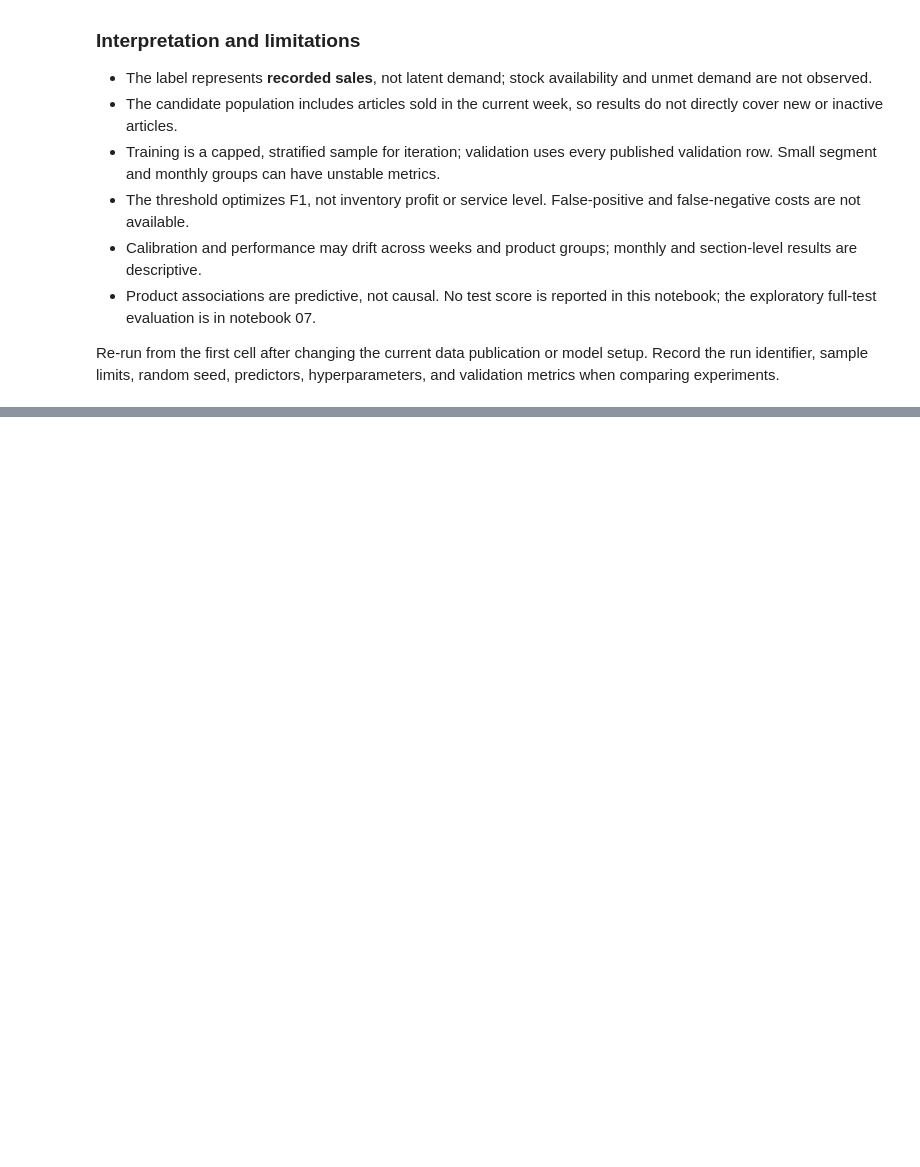
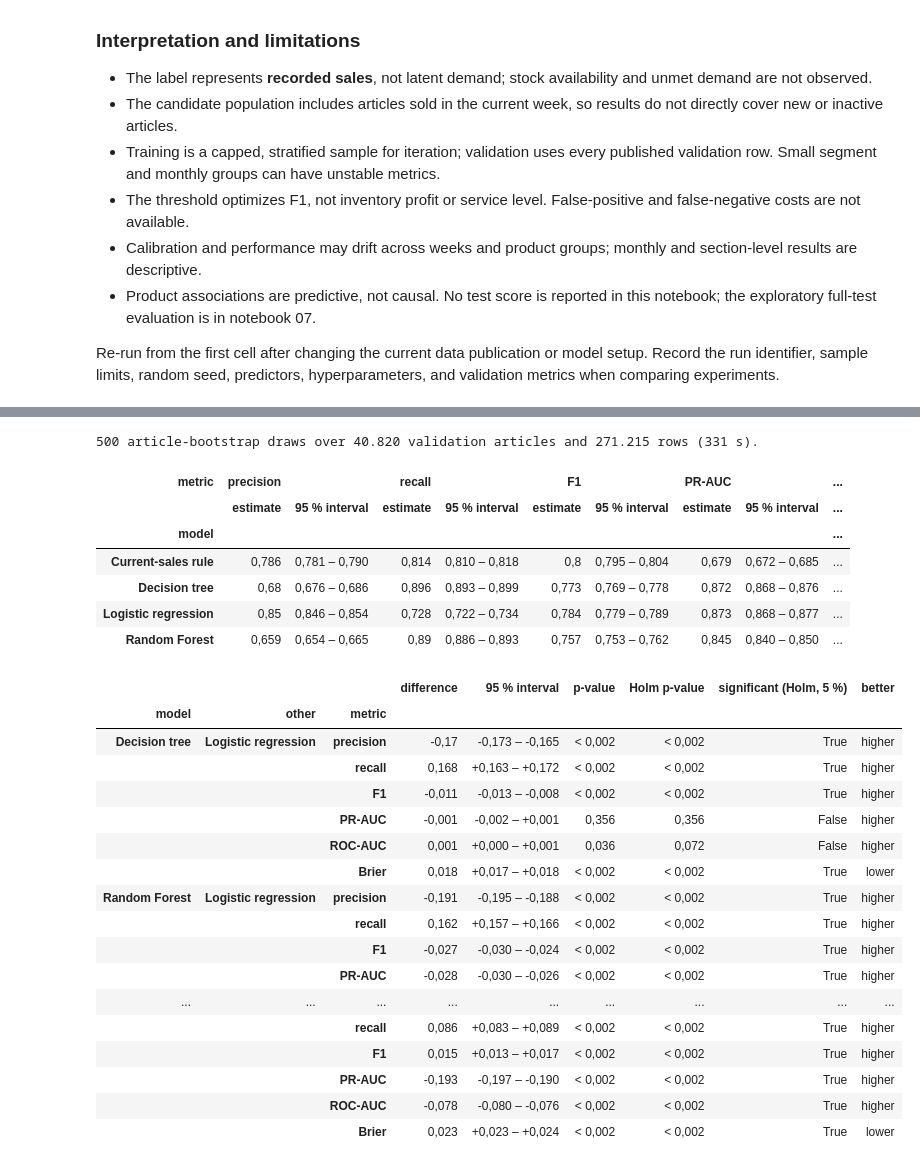
Before and after one commit to ML-ENI/fashion-demand-ml, a Jupyter notebook: notebooks/06_classification.ipynb, the cells around one changed output, grey strips where cells are left out. Cells and saved outputs as stored; diff of their text form; code cells hidden in the pictures; blank space fills up the shorter version.

```diff
--- a/notebooks/06_classification.ipynb
+++ b/notebooks/06_classification.ipynb
@@ -732,0 +746,80 @@ display_es(validation_metrics.round(3))
+# %%
+from src.evaluation.significance import mcnemar_test, paired_bootstrap_comparison
+
+BOOTSTRAP_REPEATS = 500
+RULE = "Current-sales rule"
+comparison_probabilities = {**validation_probabilities, RULE: baseline_probabilities[RULE]}
+comparison_pairs = [
+    ("Decision tree", selected_model),
+    ("Random Forest", selected_model),
+    ("Decision tree", "Random Forest"),
+    (RULE, selected_model),
+]
+validation_articles = validation_sample["article_id"].to_numpy()
+started = perf_counter()
+metric_intervals, metric_differences = paired_bootstrap_comparison(
+    y_validation, comparison_probabilities, validation_articles, pairs=comparison_pairs,
+    threshold=0.5, repeats=BOOTSTRAP_REPEATS, seed=RANDOM_STATE,
+)
+print(f"{es(BOOTSTRAP_REPEATS):,} article-bootstrap draws over {es(len(np.unique(validation_articles))):,} "
+      f"validation articles and {es(len(validation_articles)):,} rows ({es(perf_counter() - started):.0f} s).")
+
+def format_p(value):
+    # With B draws the smallest resolvable bootstrap p-value is 1/B.
+    return f"< {format_number(1 / BOOTSTRAP_REPEATS, 3)}" if value == 0 else format_number(value, 3)
+
+metric_order = ["precision", "recall", "F1", "PR-AUC", "ROC-AUC", "Brier"]
+interval_table = metric_intervals.assign(
+    **{"95 % interval": lambda table: [f"{format_number(low, 3)} – {format_number(high, 3)}"
+                                       for low, high in zip(table["CI low"], table["CI high"])]}
+)[["estimate", "95 % interval"]].unstack("metric")
+interval_table = interval_table.reorder_levels([1, 0], axis=1)[[
+    (metric, column) for metric in metric_order for column in ["estimate", "95 % interval"]]]
+display_es(interval_table.round(3))
+
+difference_table = metric_differences.copy()
+difference_table["95 % interval"] = [f"{format_number(low, 3, signed=True)} – {format_number(high, 3, signed=True)}"
+                                     for low, high in zip(difference_table["CI low"], difference_table["CI high"])]
+difference_table["p-value"] = difference_table["p-value"].map(format_p)
+difference_table["Holm p-value"] = difference_table["Holm p-value"].map(format_p)
+display_es(difference_table[["difference", "95 % interval", "p-value", "Holm p-value",
+                             "significant (Holm, 5 %)", "better"]].round(4))
+
+mcnemar_rows = []
+for model_name, other_name in comparison_pairs:
+    result = mcnemar_test(y_validation, (comparison_probabilities[model_name] >= 0.5).astype(int),
+                          (comparison_probabilities[other_name] >= 0.5).astype(int))
+    mcnemar_rows.append({"comparison": f"{model_name} vs {other_name}",
+                         "only first correct": result["only A correct"],
+                         "only second correct": result["only B correct"],
+                         "statistic": result["statistic"],
+                         "p-value": "< 0,0001" if result["p-value"] < 1e-4 else format_number(result["p-value"], 4),
+                         "method": result["method"]})
+display_es(pd.DataFrame(mcnemar_rows).set_index("comparison"))
+# %% [output]
+500 article-bootstrap draws over 40.820 validation articles and 271.215 rows (331 s).
+| metric | precision |  | recall |  | F1 |  | PR-AUC |  | ... |
+|  | estimate | 95 % interval | estimate | 95 % interval | estimate | 95 % interval | estimate | 95 % interval | ... |
+| model |  |  |  |  |  |  |  |  | ... |
+| Current-sales rule | 0,786 | 0,781 – 0,790 | 0,814 | 0,810 – 0,818 | 0,8 | 0,795 – 0,804 | 0,679 | 0,672 – 0,685 | ... |
+| Decision tree | 0,68 | 0,676 – 0,686 | 0,896 | 0,893 – 0,899 | 0,773 | 0,769 – 0,778 | 0,872 | 0,868 – 0,876 | ... |
+| Logistic regression | 0,85 | 0,846 – 0,854 | 0,728 | 0,722 – 0,734 | 0,784 | 0,779 – 0,789 | 0,873 | 0,868 – 0,877 | ... |
+| Random Forest | 0,659 | 0,654 – 0,665 | 0,89 | 0,886 – 0,893 | 0,757 | 0,753 – 0,762 | 0,845 | 0,840 – 0,850 | ... |
+|  |  |  | difference | 95 % interval | p-value | Holm p-value | significant (Holm, 5 %) | better |
+| model | other | metric |  |  |  |  |  |  |
+| Decision tree | Logistic regression | precision | -0,17 | -0,173 – -0,165 | < 0,002 | < 0,002 | True | higher |
+|  |  | recall | 0,168 | +0,163 – +0,172 | < 0,002 | < 0,002 | True | higher |
+|  |  | F1 | -0,011 | -0,013 – -0,008 | < 0,002 | < 0,002 | True | higher |
+|  |  | PR-AUC | -0,001 | -0,002 – +0,001 | 0,356 | 0,356 | False | higher |
+|  |  | ROC-AUC | 0,001 | +0,000 – +0,001 | 0,036 | 0,072 | False | higher |
+|  |  | Brier | 0,018 | +0,017 – +0,018 | < 0,002 | < 0,002 | True | lower |
+| Random Forest | Logistic regression | precision | -0,191 | -0,195 – -0,188 | < 0,002 | < 0,002 | True | higher |
+|  |  | recall | 0,162 | +0,157 – +0,166 | < 0,002 | < 0,002 | True | higher |
+|  |  | F1 | -0,027 | -0,030 – -0,024 | < 0,002 | < 0,002 | True | higher |
+|  |  | PR-AUC | -0,028 | -0,030 – -0,026 | < 0,002 | < 0,002 | True | higher |
+| ... | ... | ... | ... | ... | ... | ... | ... | ... |
+|  |  | recall | 0,086 | +0,083 – +0,089 | < 0,002 | < 0,002 | True | higher |
+|  |  | F1 | 0,015 | +0,013 – +0,017 | < 0,002 | < 0,002 | True | higher |
+|  |  | PR-AUC | -0,193 | -0,197 – -0,190 | < 0,002 | < 0,002 | True | higher |
+|  |  | ROC-AUC | -0,078 | -0,080 – -0,076 | < 0,002 | < 0,002 | True | higher |
+|  |  | Brier | 0,023 | +0,023 – +0,024 | < 0,002 | < 0,002 | True | lower |
```
Also changed, not shown: parts of 13 cells of this notebook, 6 other files.
